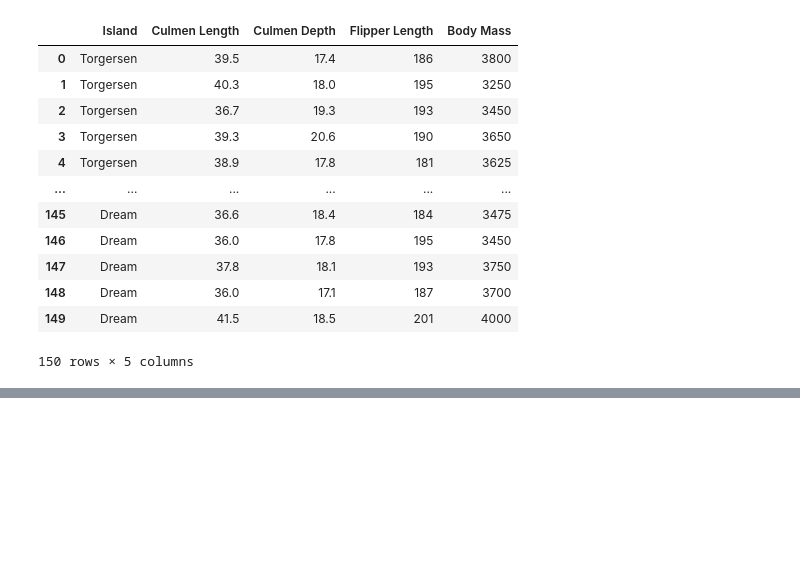
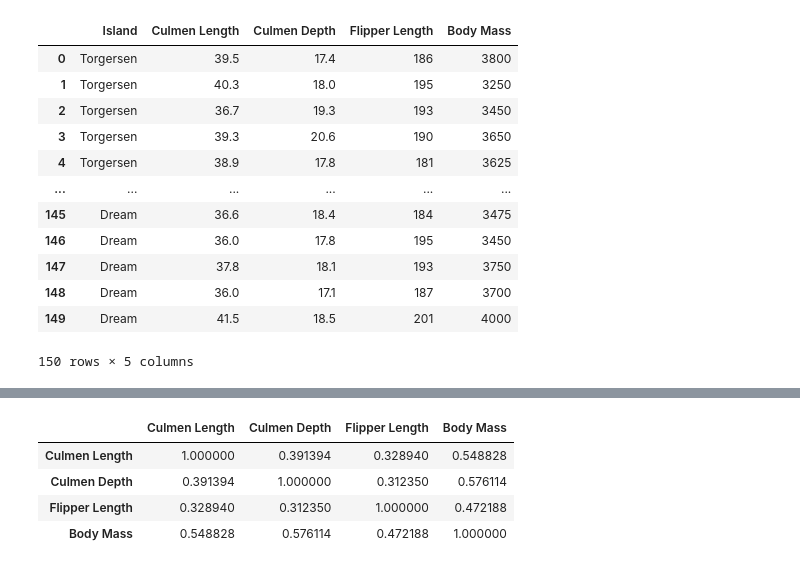
Before and after one commit to Overdin/Class-Assignments, a Jupyter notebook: EDA_Assignment_Day_1.ipynb, the cells around one changed output, grey strips where cells are left out. Saved outputs shown, nothing was run; the diff lists cells and outputs as text; code cells hidden in the pictures; blank space fills up the shorter version.

```diff
--- a/EDA_Assignment_Day_1.ipynb
+++ b/EDA_Assignment_Day_1.ipynb
@@ -36,0 +65,8 @@ Penguins
+# %%
+Penguins.corr()
+# %% [output]
+|  | Culmen Length | Culmen Depth | Flipper Length | Body Mass |
+| Culmen Length | 1.000000 | 0.391394 | 0.328940 | 0.548828 |
+| Culmen Depth | 0.391394 | 1.000000 | 0.312350 | 0.576114 |
+| Flipper Length | 0.328940 | 0.312350 | 1.000000 | 0.472188 |
+| Body Mass | 0.548828 | 0.576114 | 0.472188 | 1.000000 |
```
Also changed, not shown: parts of 6 cells of this notebook.
